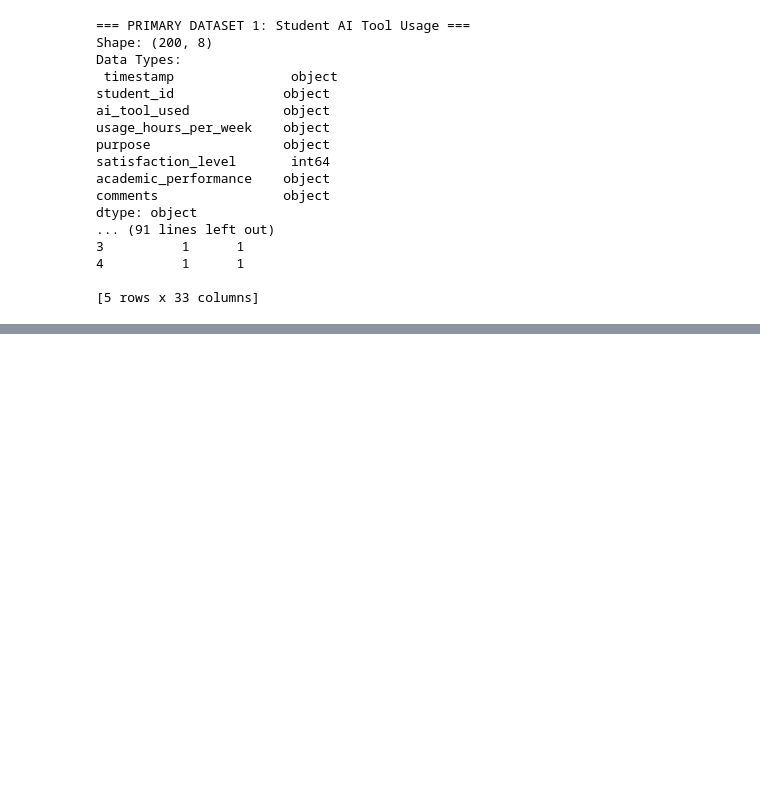
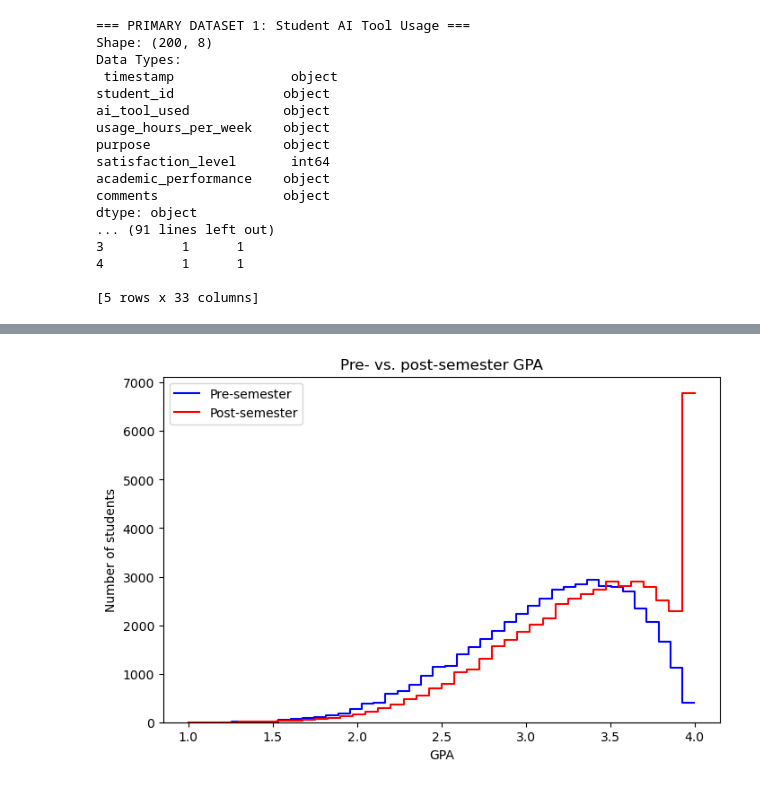
Before and after one commit to Snehashharmaa/cs418-learning-without-ai, a Jupyter notebook: data_acquisition.ipynb, the cells around one changed output, grey strips where cells are left out. Saved outputs shown, nothing was run; the diff lists cells and outputs as text; code cells hidden in the pictures; blank space fills up the shorter version.

```diff
--- a/data_acquisition.ipynb
+++ b/data_acquisition.ipynb
@@ -152,0 +165,13 @@ plt.show()
+# %%
+plt.figure(figsize=(8, 5))
+sns.histplot(df_p2["Pre_Semester_GPA"], bins=40, element="step", fill=False,
+             color="blue", label="Pre-semester")
+sns.histplot(df_p2["Post_Semester_GPA"], bins=40, element="step", fill=False,
+             color="red", label="Post-semester")
+plt.xlabel("GPA")
+plt.ylabel("Number of students")
+plt.title("Pre- vs. post-semester GPA")
+plt.legend()
+plt.show()
+# %% [output]
+[figure, added]
```
Also changed, not shown: parts of 8 cells of this notebook.
